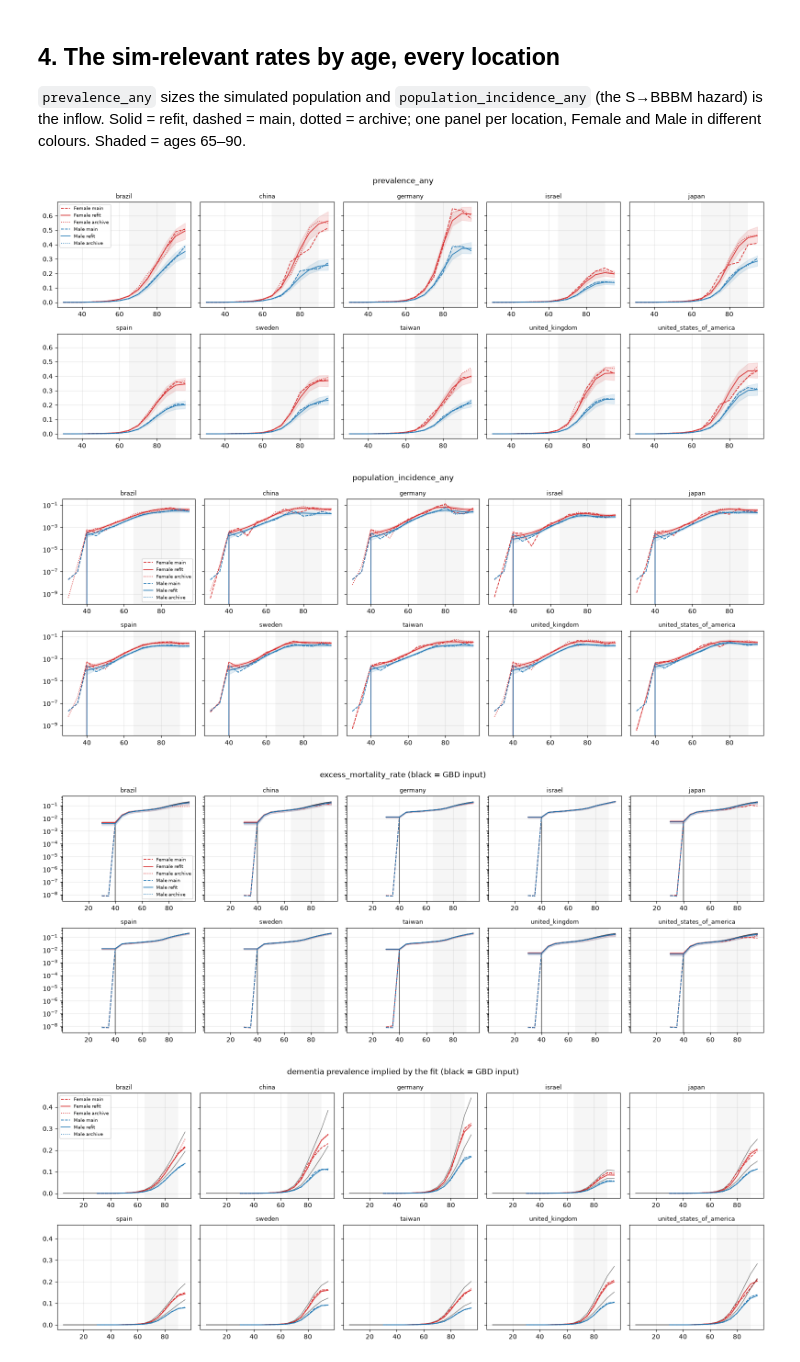
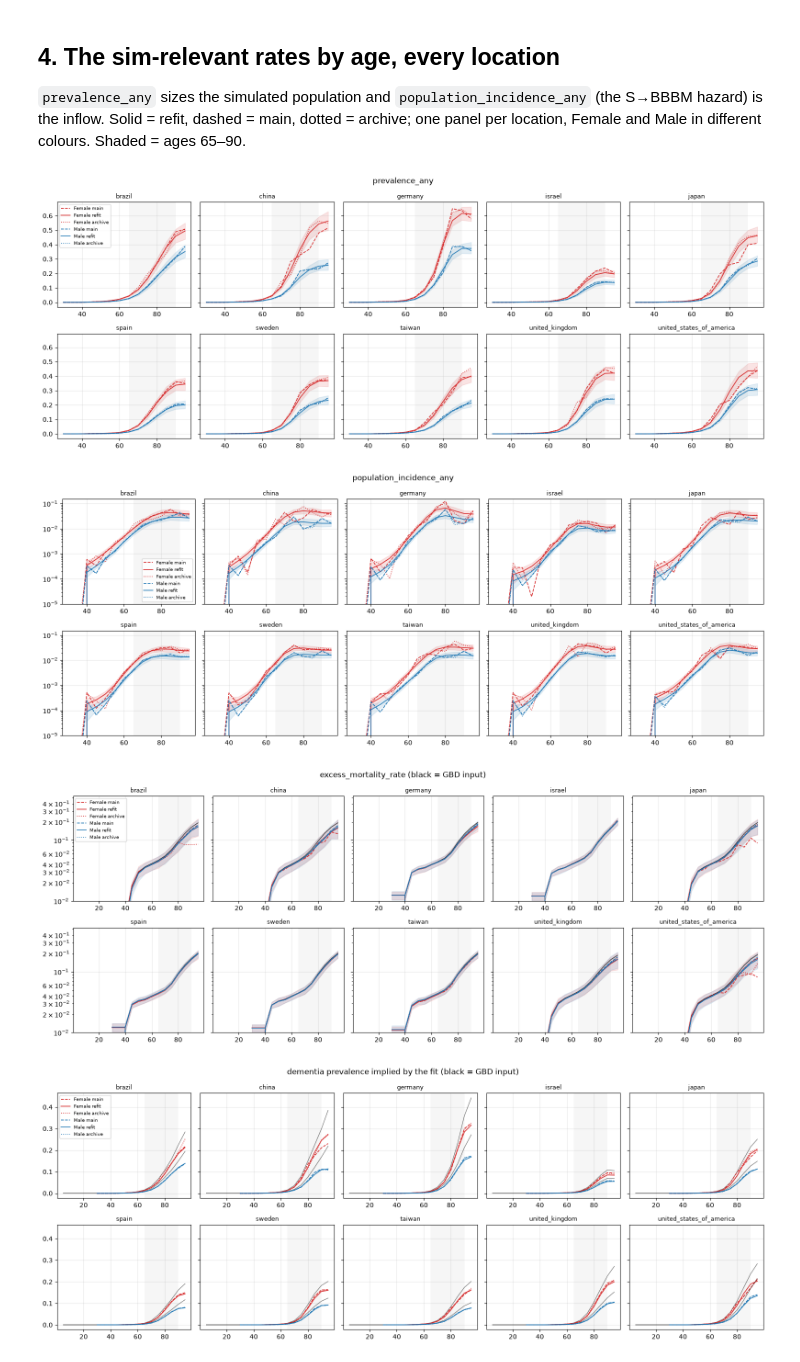
Before and after one commit to ihmeuw/vivarium_csu_alzheimers, a Jupyter notebook: notebooks/consistent_rates_refit250_summary.ipynb, the cells around one changed output. Saved outputs shown, nothing was run; the diff lists cells and outputs as text; code cells hidden in the pictures.

```diff
--- a/notebooks/consistent_rates_refit250_summary.ipynb
+++ b/notebooks/consistent_rates_refit250_summary.ipynb
@@ -286,40 +286,42 @@ display(summary.round(3))
 hazard) is the inflow. Solid = refit, dashed = main, dotted = archive; one panel per
 location, Female and Male in different colours. Shaded = ages 65–90.
 # %%
-def grid(key, logy=False, gbd_key=None):
+def grid(key, logy=False, gbd_key=None, ymin=None):
     n = len(LOCATIONS)
     fig, axes = plt.subplots(2, (n + 1) // 2, figsize=(3.2 * ((n + 1) // 2), 6.2), sharey=True)
     for ax, loc in zip(axes.ravel(), LOCATIONS):
         for sex, color in [("Female", "C3"), ("Male", "C0")]:
             if gbd_key and "main" in arts[loc]:
                 g = summarize(draws(arts[loc]["main"], gbd_key)).xs(sex)
                 ax.plot(g.index, g["mean"], color="k", lw=0.8, alpha=0.6)
             for label, art in arts[loc].items():
                 if key not in art.keys:
                     continue
                 s = summarize(draws(art, key)).xs(sex)
                 ax.plot(s.index, s["mean"], color=color, ls=STYLE[label]["ls"], lw=1.2,
                         label=f"{sex} {label}" if loc == LOCATIONS[0] else None)
                 if label == "refit":
                     ax.fill_between(s.index, s.lo, s.hi, color=color, alpha=0.12)
         ax.set_title(loc, fontsize=9); ax.grid(alpha=0.3)
         ax.axvspan(*AGES_OF_INTEREST, color="grey", alpha=0.07, lw=0)
         if logy:
             ax.set_yscale("log")
+        if ymin is not None:
+            ax.set_ylim(bottom=ymin)
     for ax in axes.ravel()[len(LOCATIONS):]:
         ax.axis("off")
     axes[0, 0].legend(fontsize=7)
     fig.suptitle(short(key) + (" (black = GBD input)" if gbd_key else ""))
     fig.tight_layout()
     return fig
 
 grid("cause.alzheimers_consistent.prevalence_any");
-grid("cause.alzheimers_consistent.population_incidence_any", logy=True);
-grid("cause.alzheimers_consistent.excess_mortality_rate", logy=True, gbd_key="cause.alzheimers.excess_mortality_rate");
+grid("cause.alzheimers_consistent.population_incidence_any", logy=True, ymin=1e-5);
+grid("cause.alzheimers_consistent.excess_mortality_rate", logy=True, gbd_key="cause.alzheimers.excess_mortality_rate", ymin=1e-2);
 # %% [output]
 [figure]
-[figure, old version]
+[figure, new version]
-[figure, old version]
+[figure, new version]
 # %%
 # Dementia prevalence implied by the fit (prevalence_any × dementia share) against the GBD input
 n = len(LOCATIONS)
```
Also changed, not shown: parts of 1 cell of this notebook, 1 other file.
